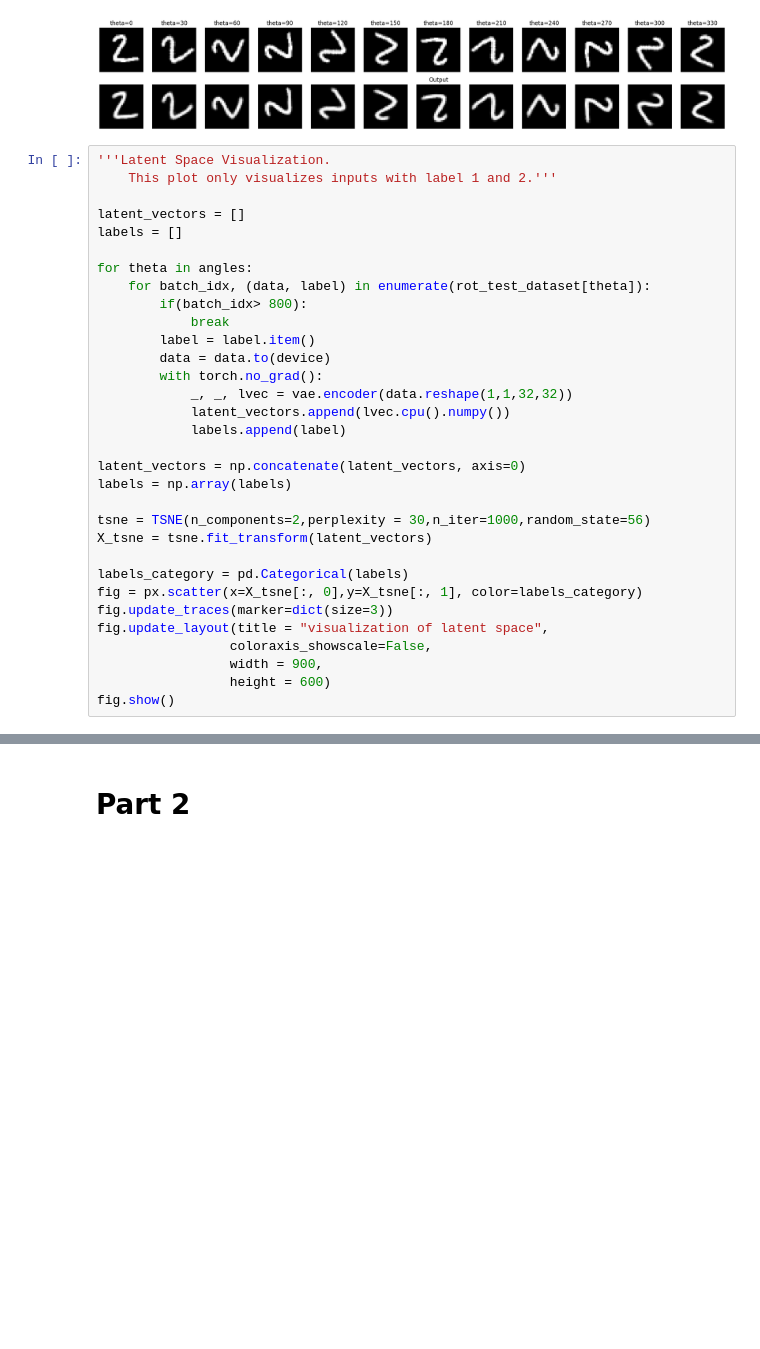
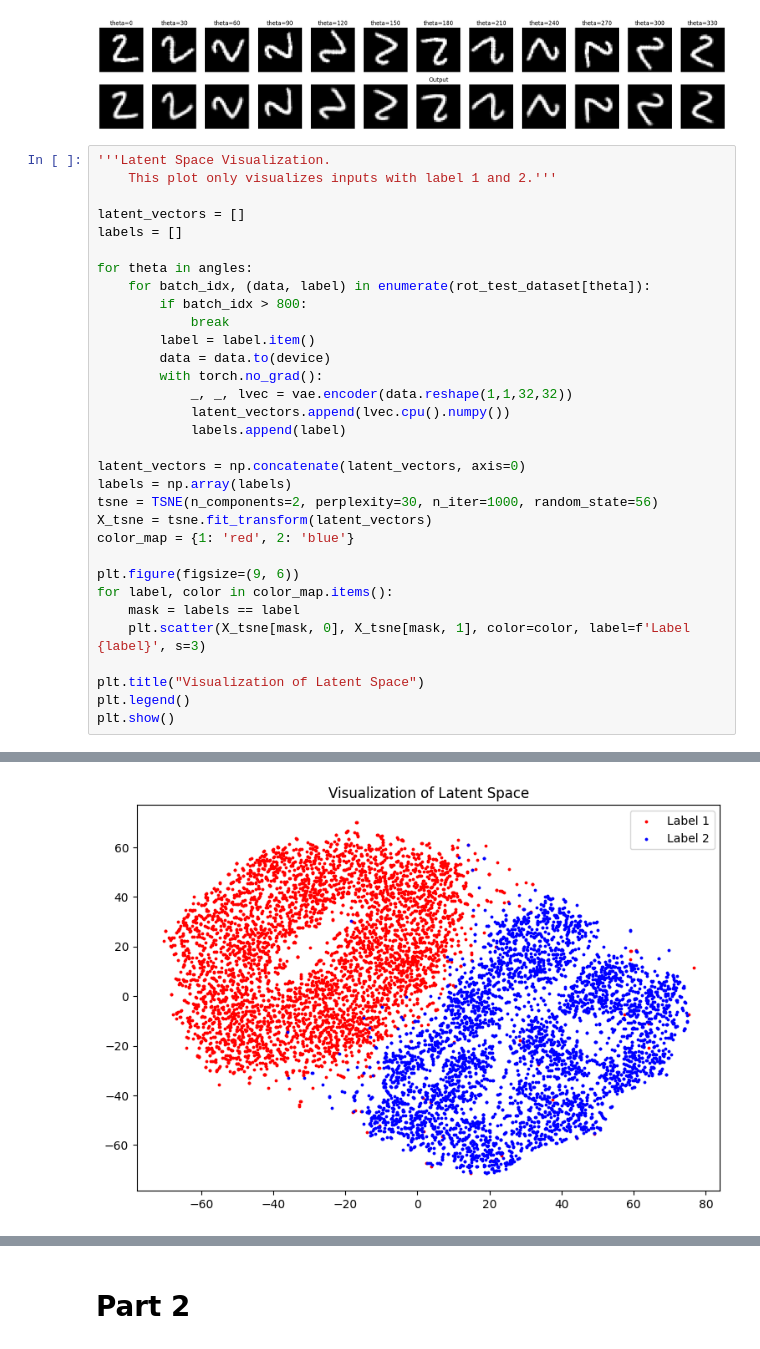
Before and after one commit to anjalik04/Unsupervised-Symmetry-Discovery-Task-2j, a Jupyter notebook: final-task2j.ipynb, the cells around one changed output, grey strips where cells are left out. Drawn from its saved outputs; the diff is of its cells as text; blank space fills up the shorter version.

```diff
--- a/final-task2j.ipynb
+++ b/final-task2j.ipynb
@@ -459,7 +458,7 @@ labels = []
 
 for theta in angles:
     for batch_idx, (data, label) in enumerate(rot_test_dataset[theta]):
-        if(batch_idx> 800):
+        if batch_idx > 800:
             break
         label = label.item()
         data = data.to(device)
@@ -470,16 +469,16 @@ for theta in angles:
 
 latent_vectors = np.concatenate(latent_vectors, axis=0)
 labels = np.array(labels)
+tsne = TSNE(n_components=2, perplexity=30, n_iter=1000, random_state=56)
+X_tsne = tsne.fit_transform(latent_vectors)
+color_map = {1: 'red', 2: 'blue'}
 
-tsne = TSNE(n_components=2,perplexity = 30,n_iter=1000,random_state=56)
-X_tsne = tsne.fit_transform(latent_vectors)
+plt.figure(figsize=(9, 6))
+for label, color in color_map.items():
+    mask = labels == label
+    plt.scatter(X_tsne[mask, 0], X_tsne[mask, 1], color=color, label=f'Label {label}', s=3)
 
-labels_category = pd.Categorical(labels)
-fig = px.scatter(x=X_tsne[:, 0],y=X_tsne[:, 1], color=labels_category)
-fig.update_traces(marker=dict(size=3))
-fig.update_layout(title = "visualization of latent space",
-                 coloraxis_showscale=False,
-                 width = 900,
-                 height = 600)
-fig.show()
+plt.title("Visualization of Latent Space")
+plt.legend()
+plt.show()
 # %% [output]
@@ -487 +485,2 @@ fig.show()
+[figure, added]
 # %%
```
Also changed, not shown: parts of 3 cells of this notebook.
